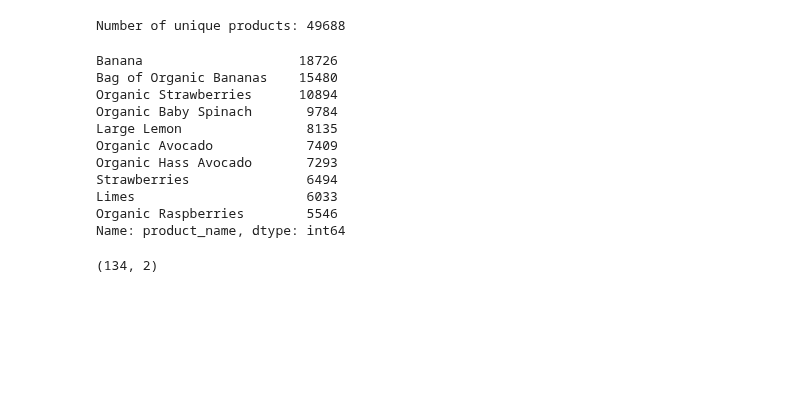
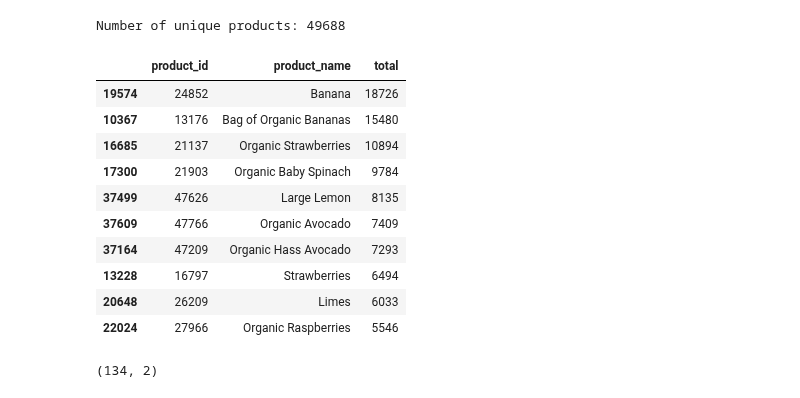
Before and after one commit to alekseisolovev/kaggle, a Jupyter notebook: instacart-market/instacart_market_basket_analysis_eda.ipynb, the cells around one changed output. Saved outputs shown, nothing was run; the diff lists cells and outputs as text; code cells hidden in the pictures; blank space fills up the shorter version.

```diff
--- a/instacart-market/instacart_market_basket_analysis_eda.ipynb
+++ b/instacart-market/instacart_market_basket_analysis_eda.ipynb
@@ -141,21 +145,22 @@ print('Number of unique products: {}'.format(len(products.product_id.unique())))
 # %% [output]
 Number of unique products: 49688
 # %%
-best_selling_products = pd.merge(order_products_train[['product_id']],
-                         products[['product_id', 'product_name']])
-best_selling_products.product_name.value_counts()[:10]
+best_selling_products = order_products_train.groupby('product_id')['reordered'].aggregate(
+    {'total': 'count'}).reset_index()
+best_selling_products = pd.merge(products[['product_id', 'product_name']], best_selling_products)
+best_selling_products.nlargest(10, columns='total')
 # %% [output]
-Banana                    18726
-Bag of Organic Bananas    15480
-Organic Strawberries      10894
-Organic Baby Spinach       9784
-Large Lemon                8135
-Organic Avocado            7409
-Organic Hass Avocado       7293
-Strawberries               6494
-Limes                      6033
-Organic Raspberries        5546
-Name: product_name, dtype: int64
+|  | product_id | product_name | total |
+| 19574 | 24852 | Banana | 18726 |
+| 10367 | 13176 | Bag of Organic Bananas | 15480 |
+| 16685 | 21137 | Organic Strawberries | 10894 |
+| 17300 | 21903 | Organic Baby Spinach | 9784 |
+| 37499 | 47626 | Large Lemon | 8135 |
+| 37609 | 47766 | Organic Avocado | 7409 |
+| 37164 | 47209 | Organic Hass Avocado | 7293 |
+| 13228 | 16797 | Strawberries | 6494 |
+| 20648 | 26209 | Limes | 6033 |
+| 22024 | 27966 | Organic Raspberries | 5546 |
 # %%
 aisles = pd.read_csv('aisles.csv')
 aisles.shape
```
Also changed, not shown: parts of 5 cells of this notebook.
